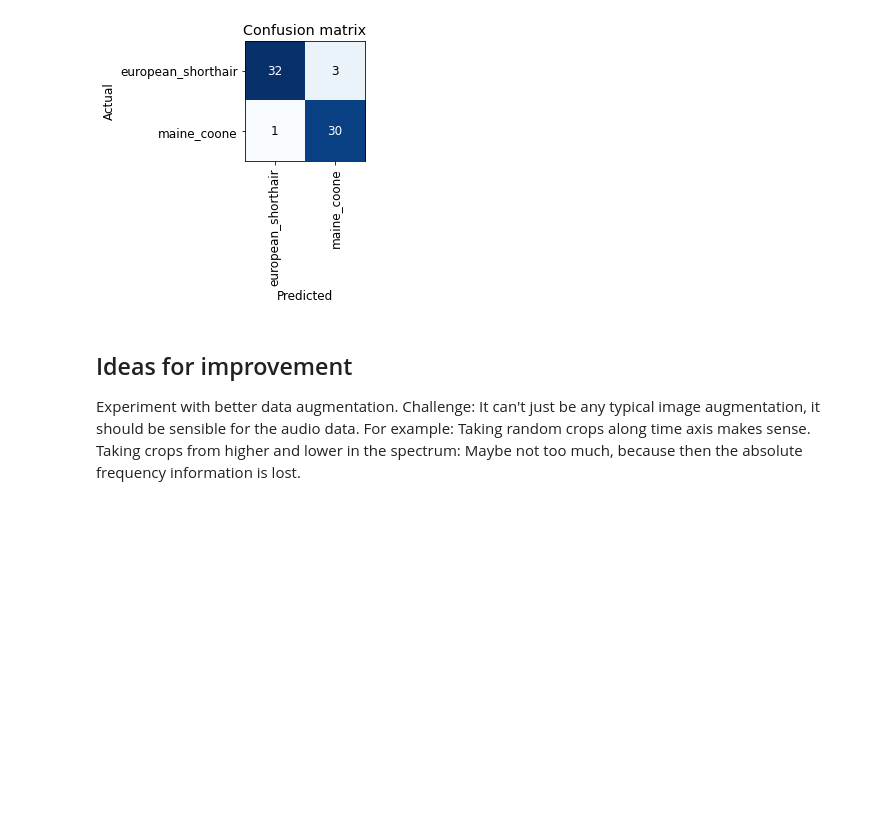
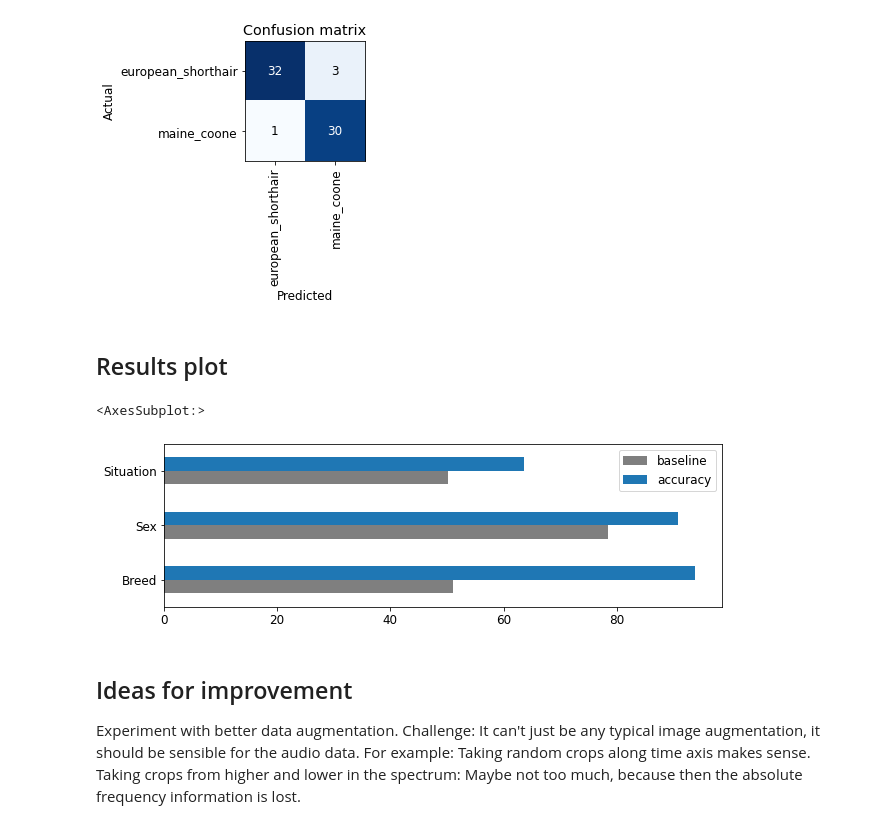
Before and after one commit to floriandotpy/data-playground, a Jupyter notebook: fastai/catmeows.ipynb, the cells around one changed output. Saved outputs shown, nothing was run; the diff lists cells and outputs as text; code cells hidden in the pictures; blank space fills up the shorter version.

Commit message:
Add results plot

```diff
--- a/fastai/catmeows.ipynb
+++ b/fastai/catmeows.ipynb
@@ -484,6 +504,19 @@ interpretation.plot_confusion_matrix()
 # %% [output]
 [interactive output not drawn]
 [figure]
+# %% [markdown]
+## Results plot
+# %%
+pd.DataFrame({
+    'baseline': [50.2, 78.4, 51.1],
+    'accuracy': [63.6, 90.9, 93.9]
+}, index=['Situation', 'Sex', 'Breed']
+).sort_index().plot.barh(
+    color=['tab:grey', 'tab:blue'], rot=0, figsize=(10, 3)
+)
+# %% [output]
+<AxesSubplot:>
+[figure, added]
 # %% [markdown]
 ## Ideas for improvement
 
```
Also changed, not shown: parts of 6 cells of this notebook.
